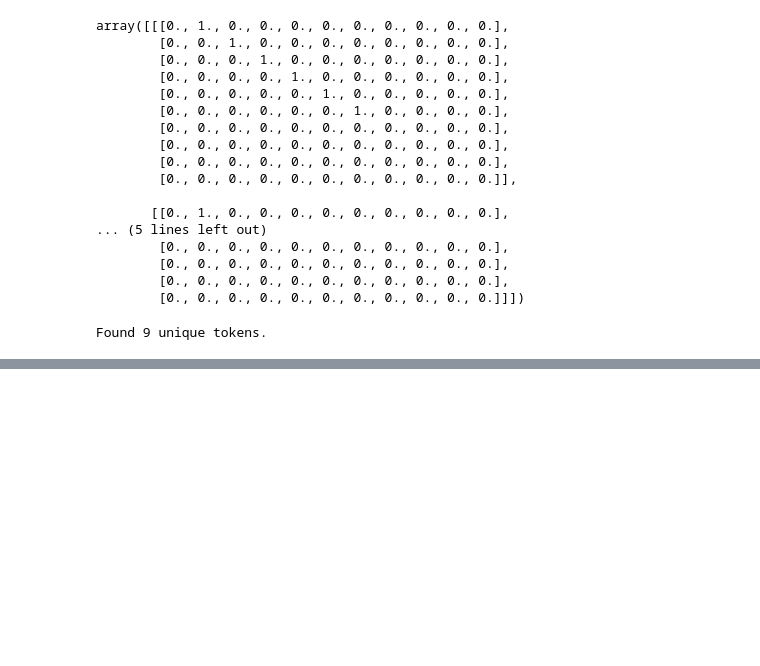
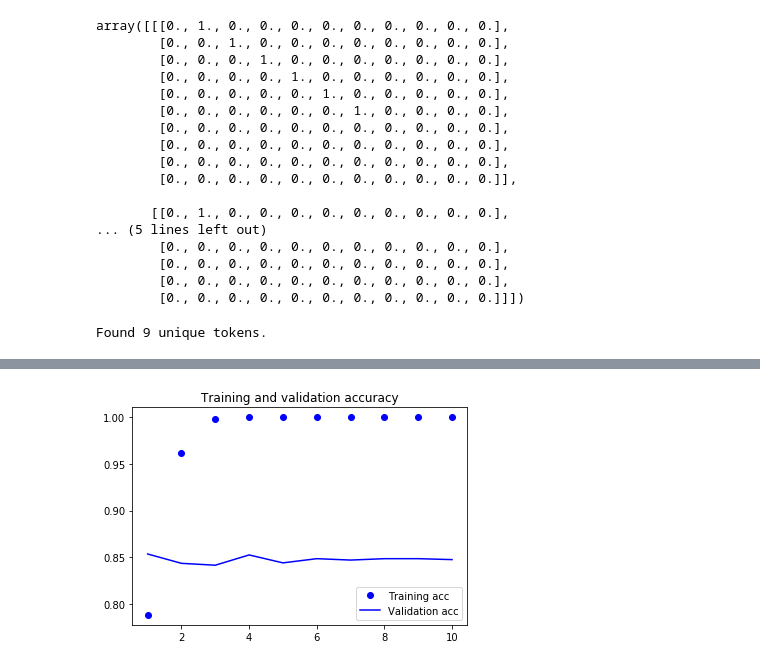
Before and after one commit to pavsenin/deeplearningpython, a Jupyter notebook: Chapter 6.1.ipynb, the cells around one changed output, grey strips where cells are left out. Cells and saved outputs as stored; diff of their text form; code cells hidden in the pictures; blank space fills up the shorter version.

```diff
--- a/Chapter 6.1.ipynb
+++ b/Chapter 6.1.ipynb
@@ -45,0 +163,10 @@ Found 9 unique tokens.
+# %%
+indices = np.arange(data.shape[0])
+np.random.shuffle(indices)
+data = data[indices]
+labels = labels[indices]
+
+x_train = data[:training_samples]
+y_train = labels[:training_samples]
+x_val = data[training_samples: training_samples + validation_samples]
+y_val = labels[training_samples: training_samples + validation_samples]
@@ -45,0 +266,13 @@ Found 9 unique tokens.
+# %%
+from keras.models import Sequential
+from keras.layers import Embedding, Flatten, Dense
+
+model = Sequential()
+model.add(Embedding(max_words, embedding_dim, input_length=maxlen))
+model.add(Flatten())
+model.add(Dense(32, activation='relu'))
+model.add(Dense(1, activation='sigmoid'))
+model.summary()
+
+model.compile(optimizer='rmsprop', loss='binary_crossentropy', metrics=['acc'])
+history = model.fit(x_train, y_train, epochs=10, batch_size=32, validation_data=(x_val, y_val))
@@ -45,0 +297,13 @@ Found 9 unique tokens.
+# %%
+acc = history.history['acc']
+val_acc = history.history['val_acc']
+loss = history.history['loss']
+val_loss = history.history['val_loss']
+epochs = range(1, len(acc) + 1)
+plt.plot(epochs, acc, 'bo', label='Training acc')
+plt.plot(epochs, val_acc, 'b', label='Validation acc')
+plt.title('Training and validation accuracy')
+plt.legend()
+plt.show()
+# %% [output]
+[figure, added]
```
Also changed, not shown: parts of 17 cells of this notebook.
